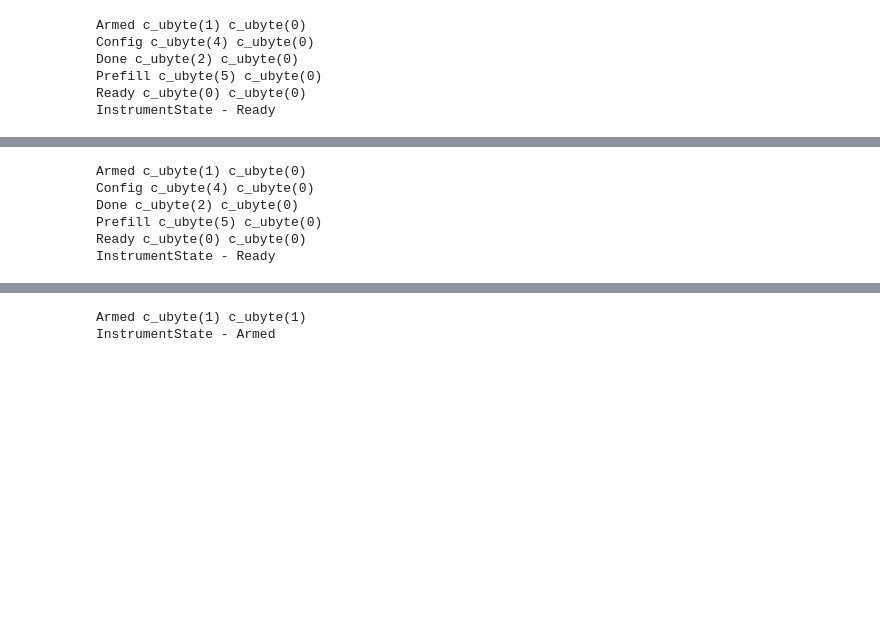
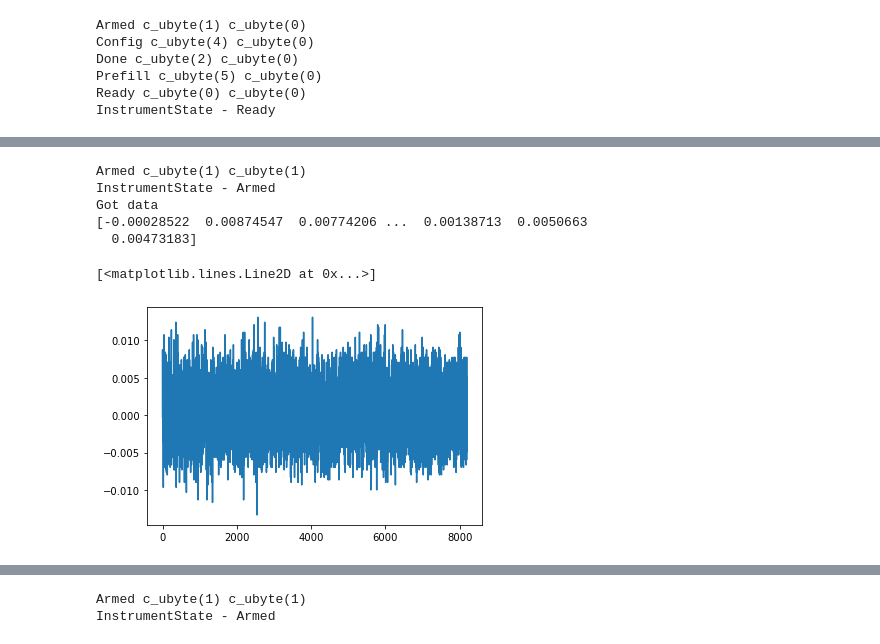
Before and after one commit to jmschr/DisperScripts, a Jupyter notebook: notebooks/TestingDigilent.ipynb, the cells around one changed output, grey strips where cells are left out. Saved outputs shown, nothing was run; the diff lists cells and outputs as text; code cells hidden in the pictures; blank space fills up the shorter version.

```diff
--- a/notebooks/TestingDigilent.ipynb
+++ b/notebooks/TestingDigilent.ipynb
@@ -58,10 +64,0 @@ ad.analog_in_trigger_condition_set(TriggerCondition(TriggerCondition.trigcondRis
-# %%
-status = ad.analog_in_status()
-print(status)
-# %% [output]
-Armed c_ubyte(1) c_ubyte(0)
-Config c_ubyte(4) c_ubyte(0)
-Done c_ubyte(2) c_ubyte(0)
-Prefill c_ubyte(5) c_ubyte(0)
-Ready c_ubyte(0) c_ubyte(0)
-InstrumentState - Ready
@@ -69,0 +65,20 @@ ad.analog_in_configure(reconfigure=False, start=True)
+# %%
+status = ad.analog_in_status(read_data=False)
+print(status)
+while True:
+    status = ad.analog_in_status(read_data=True)
+    if status == InstrumentState.Done:
+        print('Got data')
+        data = ad.analog_in_status_data(0, 8192)
+        break
+    sleep(0.01)
+print(data)
+plt.plot(data)
+# %% [output]
+Armed c_ubyte(1) c_ubyte(1)
+InstrumentState - Armed
+Got data
+[-0.00028522  0.00874547  0.00774206 ...  0.00138713  0.0050663
+  0.00473183]
+[<matplotlib.lines.Line2D at 0x...>]
+[figure, added]
```
Also changed, not shown: parts of 22 cells of this notebook, 5 other files.
